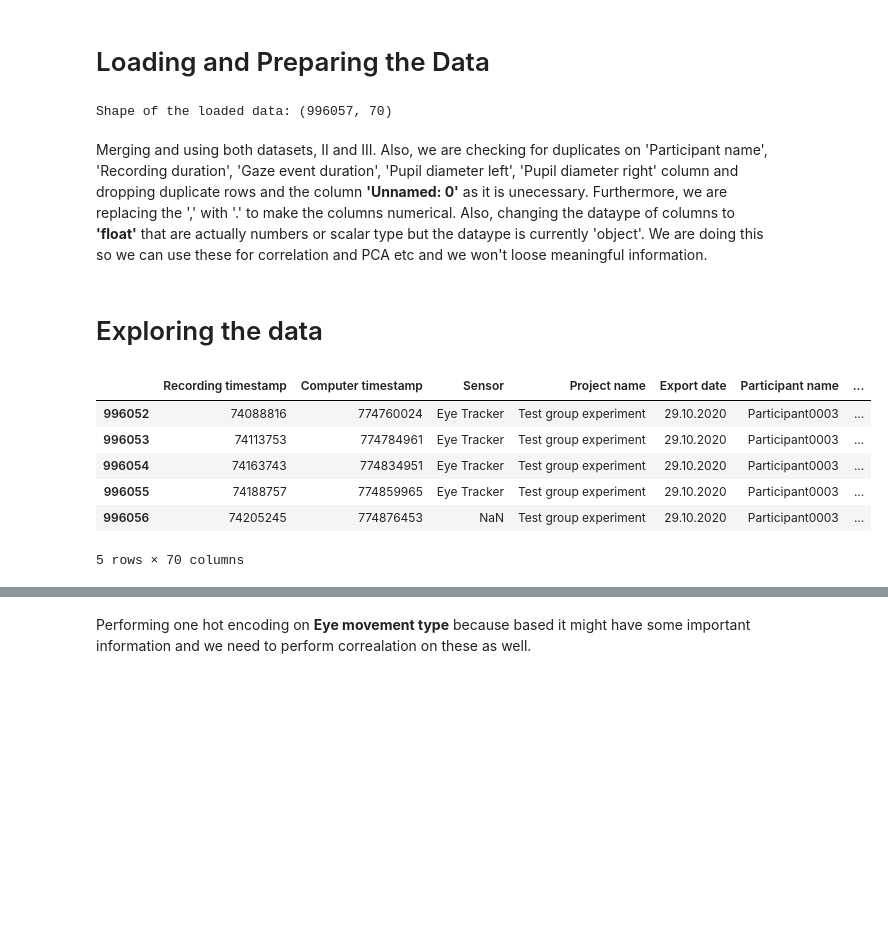
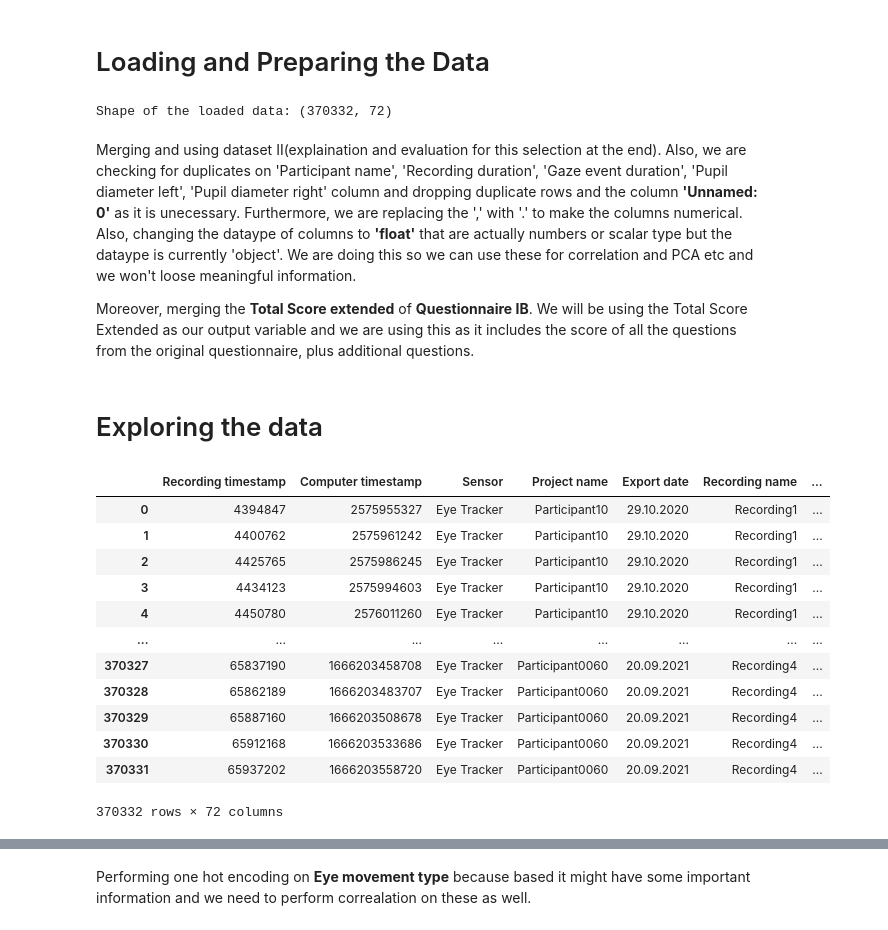
Before and after one commit to saali96/Empathy-Assessment-through-Data-Science, a Jupyter notebook: Empathy Assignment.ipynb, the cells around one changed output, grey strips where cells are left out. Saved outputs shown, nothing was run; the diff lists cells and outputs as text; code cells hidden in the pictures; blank space fills up the shorter version.

```diff
--- a/Empathy Assignment.ipynb
+++ b/Empathy Assignment.ipynb
@@ -17,18 +18,52 @@ import matplotlib.pyplot as plt
 # %% [markdown]
 # Loading and Preparing the Data
 # %%
+import os
+import pandas as pd
+import re
+
 def loadData(directory):
     # create an empty list to store the loaded dataframes
     dataframes = []
+    # Load the QuestionnaireIB.csv file
+    questionnaire_ib = pd.read_csv('QuestionnaireIB.csv', encoding='ISO-8859-1')
+
+    # Specify the columns for interpolation
+    columns_to_interpolate = ['Gaze point X', 'Gaze point Y', 'Gaze point left X', 'Gaze point left Y',
+                              'Gaze point right X', 'Gaze point right Y', 'Gaze direction left X',
+                              'Gaze direction left Y', 'Gaze direction left Z', 'Gaze direction right X',
+                              'Gaze direction right Y', 'Gaze direction right Z']
+
+    # Columns to check duplicates
+    columns_to_check = ['Participant name', 'Eye movement type', 'Recording duration', 'Gaze event duration', 'Pupil diameter left', 'Pupil diameter right']
 
     # loop through all files in the directory and load csv files with "dataset_III" in their name
     for filename in os.listdir(directory):
-
-        if filename.endswith(".csv"):
+        if "dataset_II_" in filename and filename.endswith(".csv"):
             filepath = os.path.join(directory, filename)
             df = pd.read_csv(filepath)
-            # Columns to check duplicates
-            columns_to_check = ['Participant name', 'Eye movement type', 'Recording duration', 'Gaze event duration', 'Pupil diameter left', 'Pupil diameter right']
+            df.drop('Participant name', axis=1, inplace=True)
+            # Extract trial number from the filename
+            trial = int(filename.split('_trial_')[1].split('.')[0])
+            pattern = r"participant_(\d+)_trial"
+            match = re.search(pattern, filename)
+
+            if match:
+                participant = match.group(1)
+            else:
+                print("Participant number not found in filename.")
+            # Add 'Trial' column to the dataframe and fill it with trial number
+            df['Trial'] = trial
+            df['Participant name'] = 'Participant'+participant
+            df = pd.merge(df, questionnaire_ib[['Participant name','Total Score extended']], on='Participant name', how='left')
+
+            for col in columns_to_interpolate:
+                # Use interpolate() method with cubic interpolation for NaN values
+                df[col] = df[col].interpolate(method='cubic')
+                # Use fillna() method to fill remaining NaN values with original values
+
+            df.fillna(method='backfill', inplace=True)
+            df.fillna(method='ffill', inplace=True)
 
             # Replace , with . only for object type columns
             obj_cols = df.select_dtypes(include=['object']).columns
@@ -57,23 +92,33 @@ def loadData(directory):
     print("Shape of the loaded data:", all_data.shape)
     return all_data
 
-all_data=loadData("EyeT/EyeT")
+all_data = loadData("EyeT/EyeT")
+df = all_data.copy()
 # %% [output]
-Shape of the loaded data: (996057, 70)
+Shape of the loaded data: (370332, 72)
 # %% [markdown]
-Merging and using both datasets, II and III. Also, we are checking for duplicates on 'Participant name', 'Recording duration', 'Gaze event duration', 'Pupil diameter left', 'Pupil diameter right' column and dropping duplicate rows and the column **'Unnamed: 0'** as it is unecessary. Furthermore, we are replacing the ',' with '.' to make the columns numerical. Also, changing the dataype of columns to **'float'** that are actually numbers or scalar type but the dataype is currently 'object'. We are doing this so we can use these for correlation and PCA etc and we won't loose meaningful information.
+Merging and using dataset II(explaination and evaluation for this selection at the end). Also, we are checking for duplicates on 'Participant name', 'Recording duration', 'Gaze event duration', 'Pupil diameter left', 'Pupil diameter right' column and dropping duplicate rows and the column **'Unnamed: 0'** as it is unecessary. Furthermore, we are replacing the ',' with '.' to make the columns numerical. Also, changing the dataype of columns to **'float'** that are actually numbers or scalar type but the dataype is currently 'object'. We are doing this so we can use these for correlation and PCA etc and we won't loose meaningful information.
+
+Moreover, merging the **Total Score extended** of **Questionnaire IB**. We will be using the Total Score Extended as our output variable and we are using this as it includes the score of all the questions from the original questionnaire, plus additional questions.
 # %% [markdown]
 # Exploring the data
 # %%
-all_data.tail()
+all_data = df.copy()
+all_data
 # %% [output]
-|  | Recording timestamp | Computer timestamp | Sensor | Project name | Export date | Participant name | ... |
-| 996052 | 74088816 | 774760024 | Eye Tracker | Test group experiment | 29.10.2020 | Participant0003 | ... |
-| 996053 | 74113753 | 774784961 | Eye Tracker | Test group experiment | 29.10.2020 | Participant0003 | ... |
-| 996054 | 74163743 | 774834951 | Eye Tracker | Test group experiment | 29.10.2020 | Participant0003 | ... |
-| 996055 | 74188757 | 774859965 | Eye Tracker | Test group experiment | 29.10.2020 | Participant0003 | ... |
-| 996056 | 74205245 | 774876453 | NaN | Test group experiment | 29.10.2020 | Participant0003 | ... |
+|  | Recording timestamp | Computer timestamp | Sensor | Project name | Export date | Recording name | ... |
+| 0 | 4394847 | 2575955327 | Eye Tracker | Participant10 | 29.10.2020 | Recording1 | ... |
+| 1 | 4400762 | 2575961242 | Eye Tracker | Participant10 | 29.10.2020 | Recording1 | ... |
+| 2 | 4425765 | 2575986245 | Eye Tracker | Participant10 | 29.10.2020 | Recording1 | ... |
+| 3 | 4434123 | 2575994603 | Eye Tracker | Participant10 | 29.10.2020 | Recording1 | ... |
+| 4 | 4450780 | 2576011260 | Eye Tracker | Participant10 | 29.10.2020 | Recording1 | ... |
+| ... | ... | ... | ... | ... | ... | ... | ... |
+| 370327 | 65837190 | 1666203458708 | Eye Tracker | Participant0060 | 20.09.2021 | Recording4 | ... |
+| 370328 | 65862189 | 1666203483707 | Eye Tracker | Participant0060 | 20.09.2021 | Recording4 | ... |
+| 370329 | 65887160 | 1666203508678 | Eye Tracker | Participant0060 | 20.09.2021 | Recording4 | ... |
+| 370330 | 65912168 | 1666203533686 | Eye Tracker | Participant0060 | 20.09.2021 | Recording4 | ... |
+| 370331 | 65937202 | 1666203558720 | Eye Tracker | Participant0060 | 20.09.2021 | Recording4 | ... |
-5 rows × 70 columns
+370332 rows × 72 columns
 # %%
 pd.set_option('display.max_columns', None)
 pd.set_option('display.max_rows', None)
```
Also changed, not shown: parts of 76 cells of this notebook, 1 other file.
